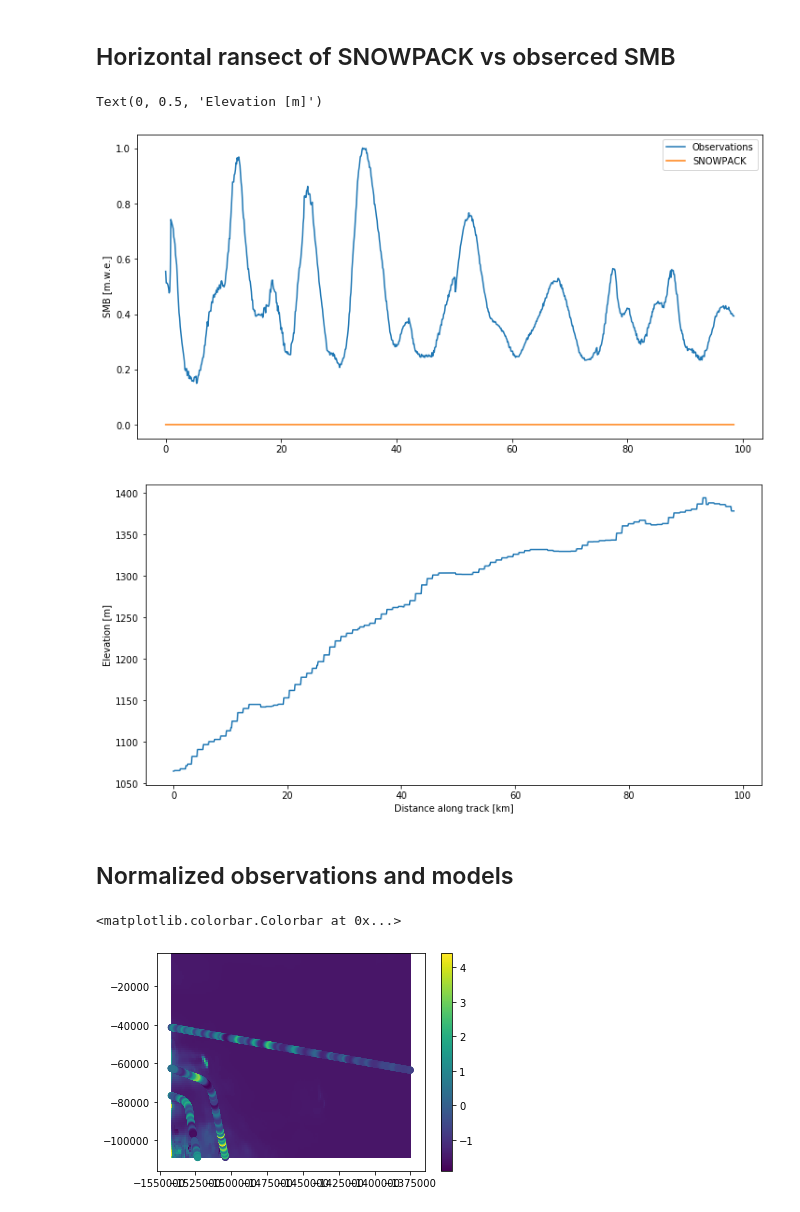
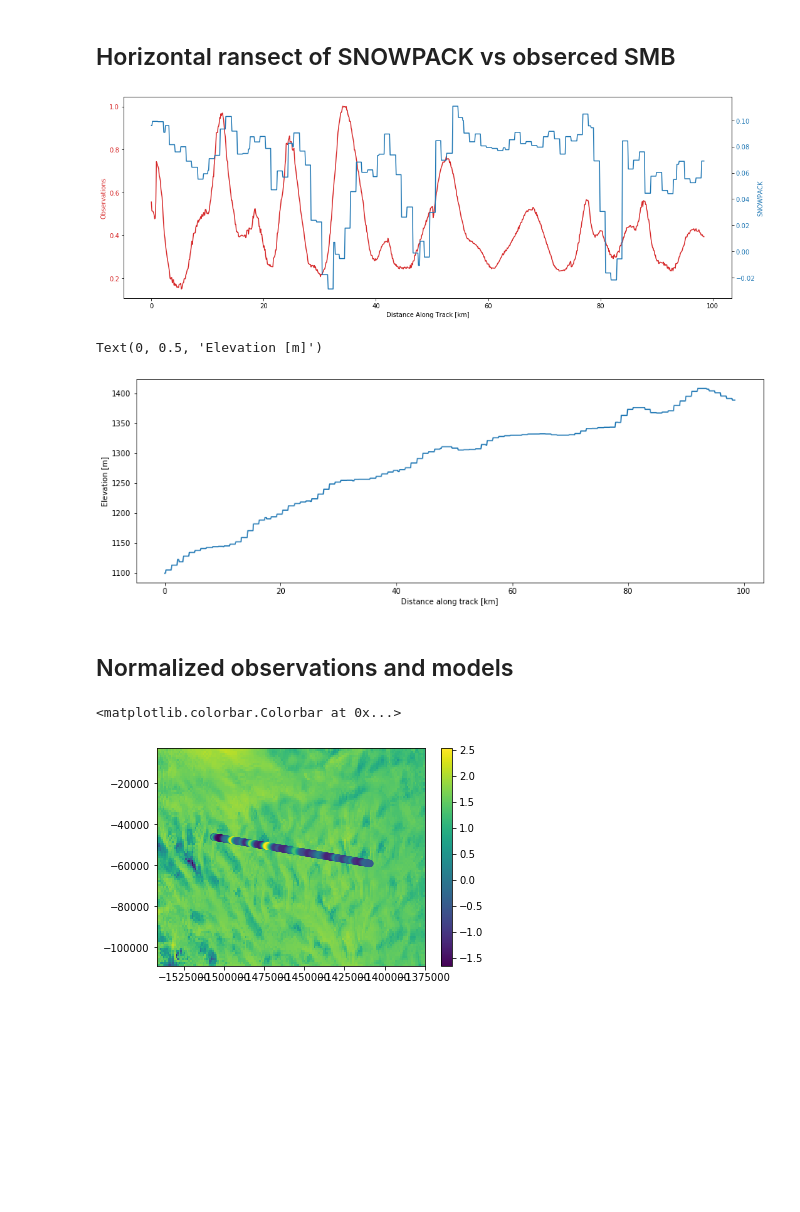
Before and after one commit to EricKeenan/SNOWPACK_WAIS, a Jupyter notebook: analysis/Modelled_vs_observed_SMB.ipynb, the cells around one changed output. Drawn from its saved outputs; the diff is of its cells as text; code cells hidden in the pictures; blank space fills up the shorter version.

```diff
--- a/analysis/Modelled_vs_observed_SMB.ipynb
+++ b/analysis/Modelled_vs_observed_SMB.ipynb
@@ -41,7 +41,7 @@ nc_path = "../output/grids/a3d_grids.nc"
 ds = xr.open_dataset(nc_path)
 
 # SNOWPACK topography
-dem = np.loadtxt("../input/surface-grids/dem.asc", skiprows=6)
+dem = np.flipud(np.loadtxt("../input/surface-grids/dem.asc", skiprows=6))
 dem = xr.DataArray(dem, coords=[ds['northing'], ds['easting']], dims=['northing', 'easting'])
 # %% [markdown]
 ## Determine SNOWPACK domain corners
@@ -108,8 +108,8 @@ SNOWPACK_SMB = SNOWPACK_SMB.values.diagonal()
 SNOWPACK_SMB = SNOWPACK_SMB
 
 # Retrieve elevation at observations
-dem = dem.sel(northing=obs_Y, easting=obs_X, method='nearest')
-dem = dem.values.diagonal()
+dem_obs = dem.sel(northing=obs_Y, easting=obs_X, method='nearest')
+dem_obs = dem_obs.values.diagonal()
 # %% [markdown]
 ## Scatter plot of SNOWPACK and observed SMB
 # %%
@@ -122,33 +122,55 @@ plt.scatter(obs_accumulation, SNOWPACK_SMB)
 # %%
 # Indices to plot
 ind0 = 1000
 indf = 2000
 indices = np.arange(ind0, indf)
 
 # Calculate distance along track (dat)
 dat = np.zeros(len(indices)); dat[:] = np.nan
 x0 = obs_X[ind0]; y0 = obs_Y[ind0]
 count = -1 # Add hock index counter
 
 for j in range(ind0, indf):
     count = count + 1
     dat[count] = np.sqrt(np.square(obs_X[j] - x0) + np.square(obs_Y[j] - y0)) / 1000
 
 # Plot
-plt.figure(figsize=(12,6))
-plt.plot(dat, obs_accumulation[indices], label='Observations')
-plt.plot(dat, SNOWPACK_SMB[indices], label="SNOWPACK")
-plt.legend()
-plt.ylabel("SMB [m.w.e.]")
+fig, ax1 = plt.subplots(figsize=(15,5))
 
-plt.figure(figsize=(12,6))
-plt.plot(dat, dem[indices], label="Elevation")
+# Observations
+color = 'tab:red'
+ax1.set_ylabel('Observations', color=color)
+ax1.plot(dat, obs_accumulation[indices], color=color)
+ax1.tick_params(axis='y', labelcolor=color)
+ax2 = ax1.twinx()
+
+# SNOWPACK
+color = 'tab:blue'
+ax2.set_ylabel('SNOWPACK', color=color)
+ax2.plot(dat, SNOWPACK_SMB[indices], color=color)
+ax2.tick_params(axis='y', labelcolor=color)
+
+# Settings
+fig.tight_layout()
+ax1.set_xlabel("Distance Along Track [km]")
+plt.savefig("A3D_IceBridge_Transect.png", dpi=100)
+plt.show()
+
+
+
+# plt.plot(dat, obs_accumulation[indices], label='Observations')
+# plt.plot(dat, SNOWPACK_SMB[indices], label="SNOWPACK")
+# plt.legend()
+# plt.ylabel("SMB [m.w.e.]")
+
+plt.figure(figsize=(15,5))
+plt.plot(dat, dem_obs[indices], label="Elevation")
 plt.xlabel("Distance along track [km]")
 plt.ylabel("Elevation [m]")
 # %% [output]
+[figure, new version]
 Text(0, 0.5, 'Elevation [m]')
-[figure, old version]
-[figure, old version]
+[figure, new version]
 # %% [markdown]
 ## Normalized observations and models
 # %%
@@ -162,8 +184,8 @@ swe_norm = (swe - np.mean(swe)) / np.std(swe)
 obs_swe_norm = (obs_accumulation - np.nanmean(obs_accumulation)) / np.nanstd(obs_accumulation)
 
 plt.pcolormesh(x_snowpack, y_snowpack, swe_norm)
-plt.scatter(obs_X, obs_Y, c=obs_swe_norm)
+plt.scatter(obs_X[indices], obs_Y[indices], c=obs_swe_norm[indices])
 plt.colorbar()
 # %% [output]
 <matplotlib.colorbar.Colorbar at 0x...>
-[figure, old version]
+[figure, new version]
```
Also changed, not shown: parts of 5 cells of this notebook, 5 other files.
